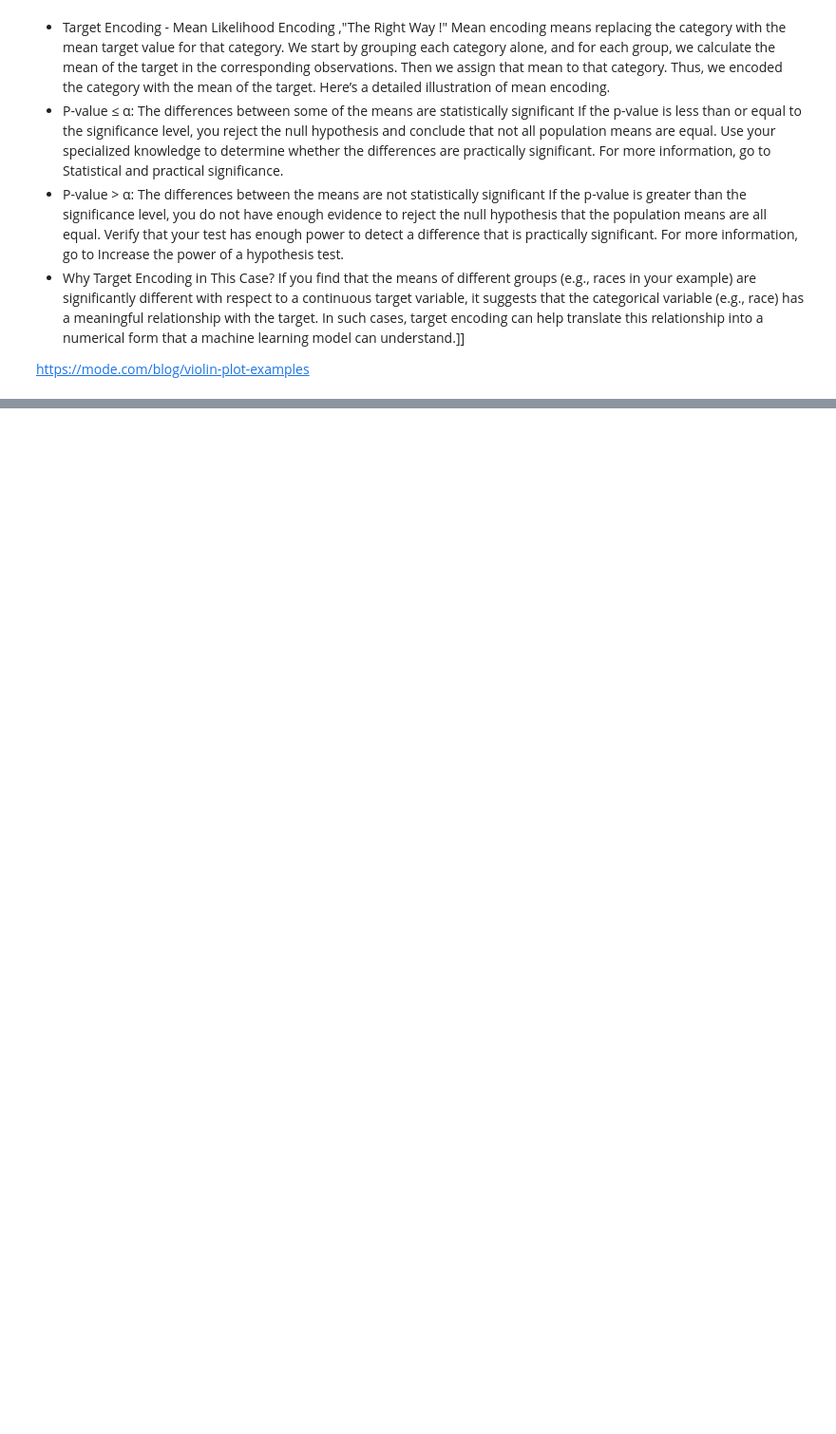
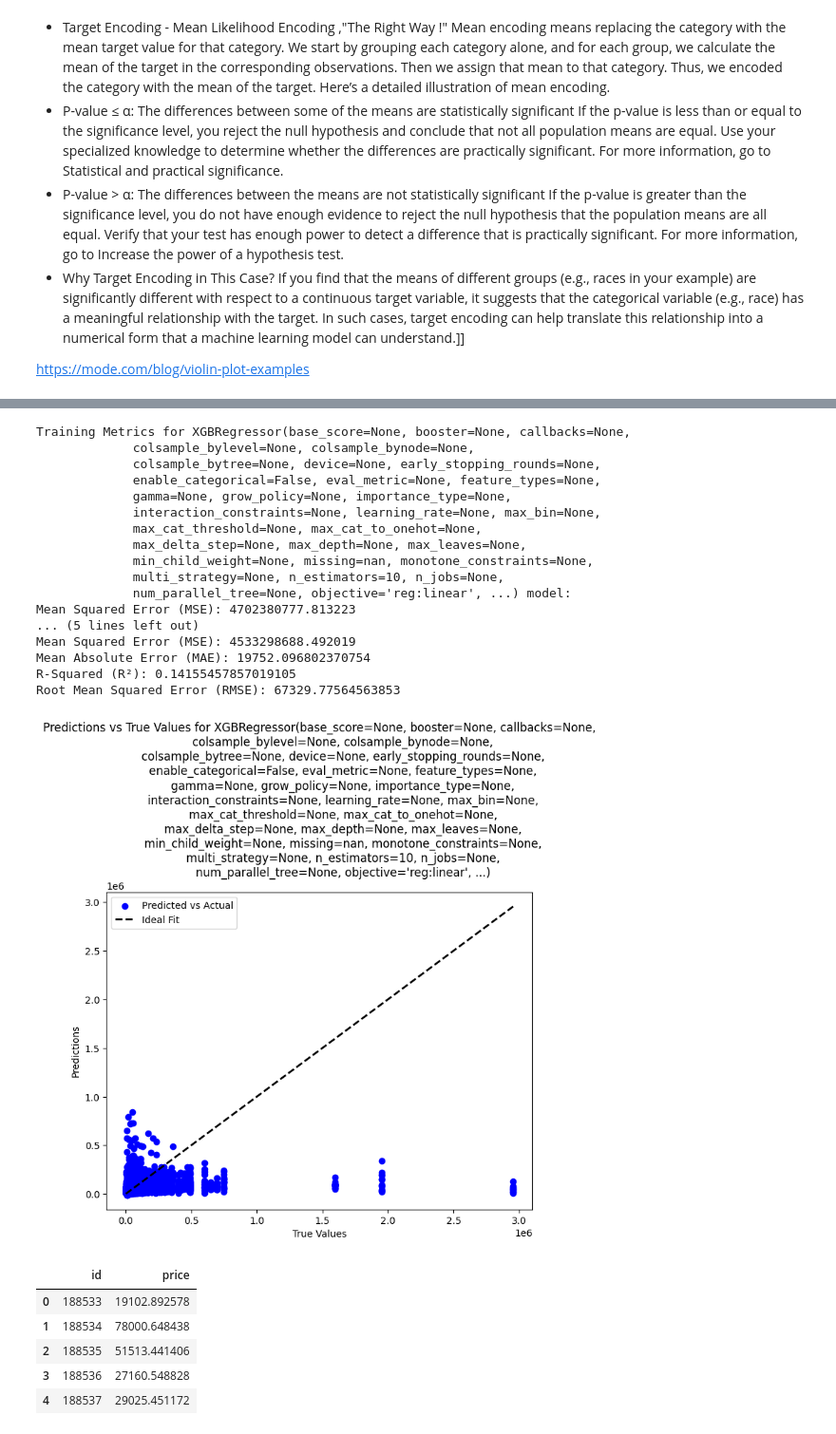
Before and after one commit to Sabya2/Kaggle_Playground-Series, a Jupyter notebook: tps-september2024-s4e9-ml.ipynb, the cells around one changed output, grey strips where cells are left out. Shown at 95% size. Cells and saved outputs as stored; diff of their text form; code cells hidden in the pictures; blank space fills up the shorter version.

```diff
--- a/tps-september2024-s4e9-ml.ipynb
+++ b/tps-september2024-s4e9-ml.ipynb
@@ -361,0 +421,35 @@ LGBMRegressor(metric='rmse')
+# %%
+import xgboost as xg
+
+xgb_model = xg.XGBRegressor(objective ='reg:linear', n_estimators = 10, seed = 123)
+
+# Train the model using the training data.
+model = model_prediction_regression(xgb_model, X_train_encoded, X_test_encoded, y_train, y_test)
+submission['price'] = model.predict(test_encoded)
+# submission.to_csv('xgbSubmission.csv', index = False)
+submission.head()
+# %% [output]
+Training Metrics for XGBRegressor(base_score=None, booster=None, callbacks=None,
+             colsample_bylevel=None, colsample_bynode=None,
+             colsample_bytree=None, device=None, early_stopping_rounds=None,
+             enable_categorical=False, eval_metric=None, feature_types=None,
+             gamma=None, grow_policy=None, importance_type=None,
+             interaction_constraints=None, learning_rate=None, max_bin=None,
+             max_cat_threshold=None, max_cat_to_onehot=None,
+             max_delta_step=None, max_depth=None, max_leaves=None,
+             min_child_weight=None, missing=nan, monotone_constraints=None,
+             multi_strategy=None, n_estimators=10, n_jobs=None,
+             num_parallel_tree=None, objective='reg:linear', ...) model:
+Mean Squared Error (MSE): 4702380777.813223
+... (5 lines left out)
+Mean Squared Error (MSE): 4533298688.492019
+Mean Absolute Error (MAE): 19752.096802370754
+R-Squared (R²): 0.14155457857019105
+Root Mean Squared Error (RMSE): 67329.77564563853
+[figure, added]
+|  | id | price |
+| 0 | 188533 | 19102.892578 |
+| 1 | 188534 | 78000.648438 |
+| 2 | 188535 | 51513.441406 |
+| 3 | 188536 | 27160.548828 |
+| 4 | 188537 | 29025.451172 |
```
Also changed, not shown: parts of 15 cells of this notebook.
